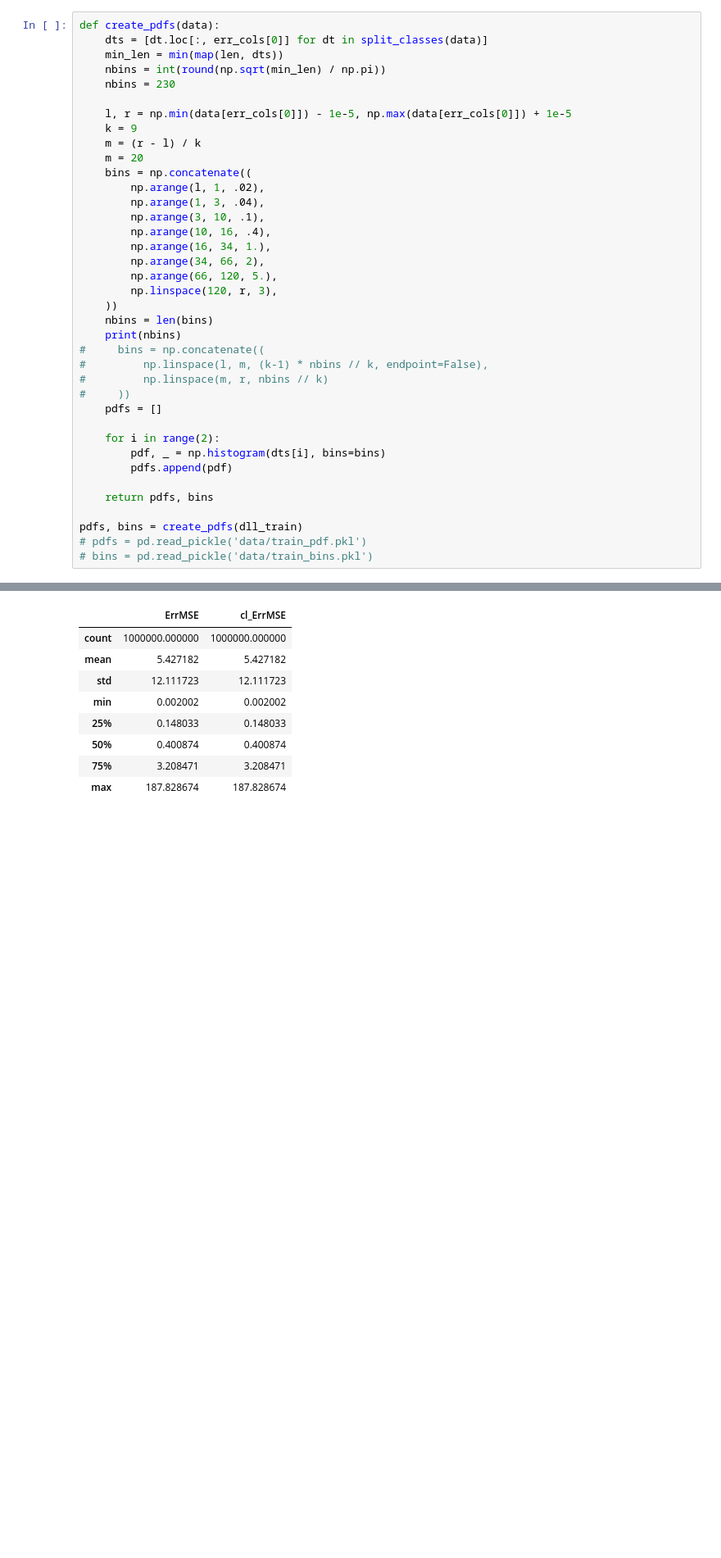
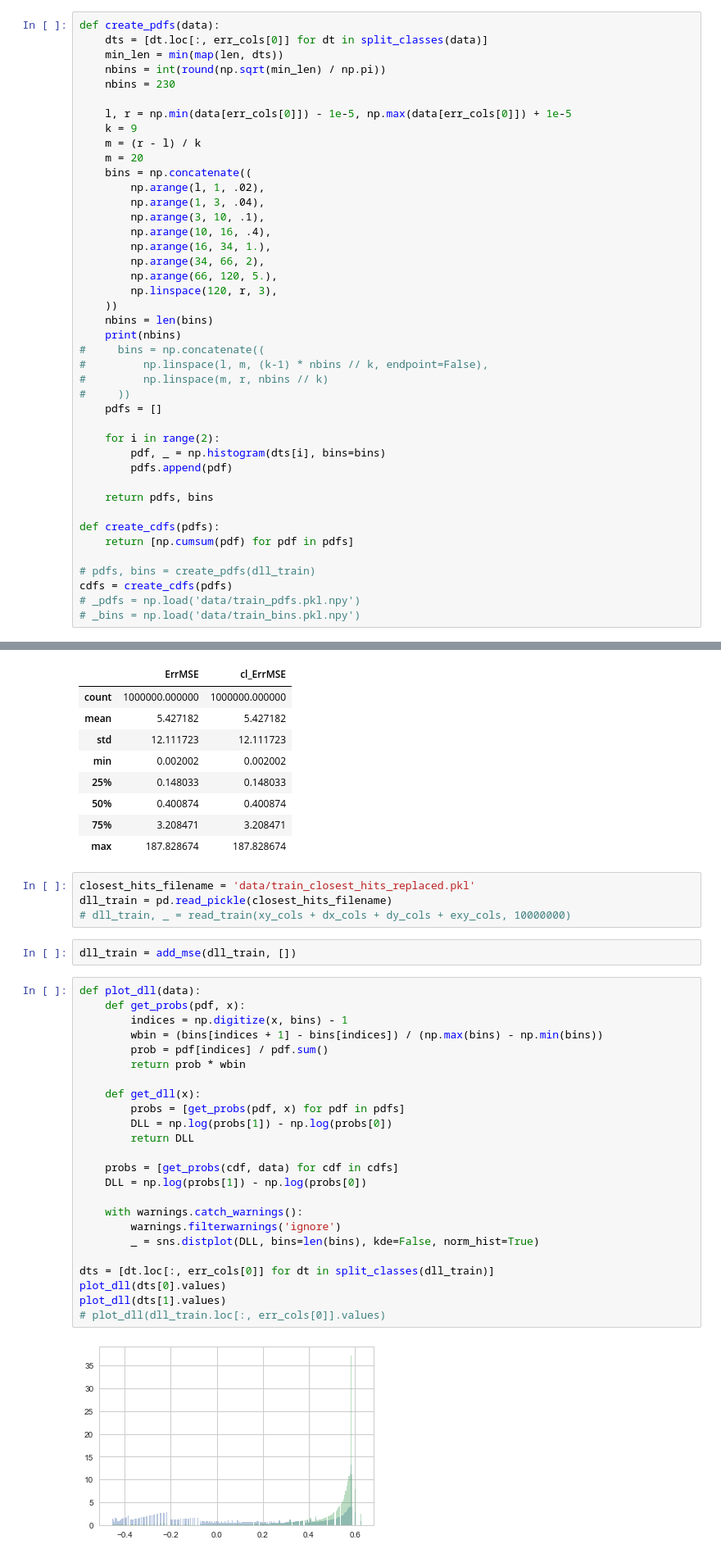
Before and after one commit to almaslov/idao2019, a Jupyter notebook: 09_foi.ipynb, the cells around one changed output, grey strips where cells are left out. Shown at 82% size. Saved outputs shown, nothing was run; the diff lists cells and outputs as text; blank space fills up the shorter version.

```diff
--- a/09_foi.ipynb
+++ b/09_foi.ipynb
@@ -130,6 +131,10 @@ def create_pdfs(data):
 
     return pdfs, bins
 
-pdfs, bins = create_pdfs(dll_train)
-# pdfs = pd.read_pickle('data/train_pdf.pkl')
-# bins = pd.read_pickle('data/train_bins.pkl')
+def create_cdfs(pdfs):
+    return [np.cumsum(pdf) for pdf in pdfs]
+
+# pdfs, bins = create_pdfs(dll_train)
+cdfs = create_cdfs(pdfs)
+# _pdfs = np.load('data/train_pdfs.pkl.npy')
+# _bins = np.load('data/train_bins.pkl.npy')
@@ -939,3 +959,35 @@ dt.loc[:, [err_cols[0], 'cl_' + err_cols[0]]].describe()
 | 50% | 0.400874 | 0.400874 |
 | 75% | 3.208471 | 3.208471 |
 | max | 187.828674 | 187.828674 |
+# %%
+closest_hits_filename = 'data/train_closest_hits_replaced.pkl'
+dll_train = pd.read_pickle(closest_hits_filename)
+# dll_train, _ = read_train(xy_cols + dx_cols + dy_cols + exy_cols, 10000000)
+# %%
+dll_train = add_mse(dll_train, [])
+# %%
+def plot_dll(data):
+    def get_probs(pdf, x):
+        indices = np.digitize(x, bins) - 1
+        wbin = (bins[indices + 1] - bins[indices]) / (np.max(bins) - np.min(bins))
+        prob = pdf[indices] / pdf.sum()
+        return prob * wbin
+
+    def get_dll(x):
+        probs = [get_probs(pdf, x) for pdf in pdfs]
+        DLL = np.log(probs[1]) - np.log(probs[0])
+        return DLL
+
+    probs = [get_probs(cdf, data) for cdf in cdfs]
+    DLL = np.log(probs[1]) - np.log(probs[0])
+
+    with warnings.catch_warnings():
+        warnings.filterwarnings('ignore')
+        _ = sns.distplot(DLL, bins=len(bins), kde=False, norm_hist=True)
+
+dts = [dt.loc[:, err_cols[0]] for dt in split_classes(dll_train)]
+plot_dll(dts[0].values)
+plot_dll(dts[1].values)
+# plot_dll(dll_train.loc[:, err_cols[0]].values)
+# %% [output]
+[figure, added]
```
Also changed, not shown: parts of 4 cells of this notebook, 2 other files.
